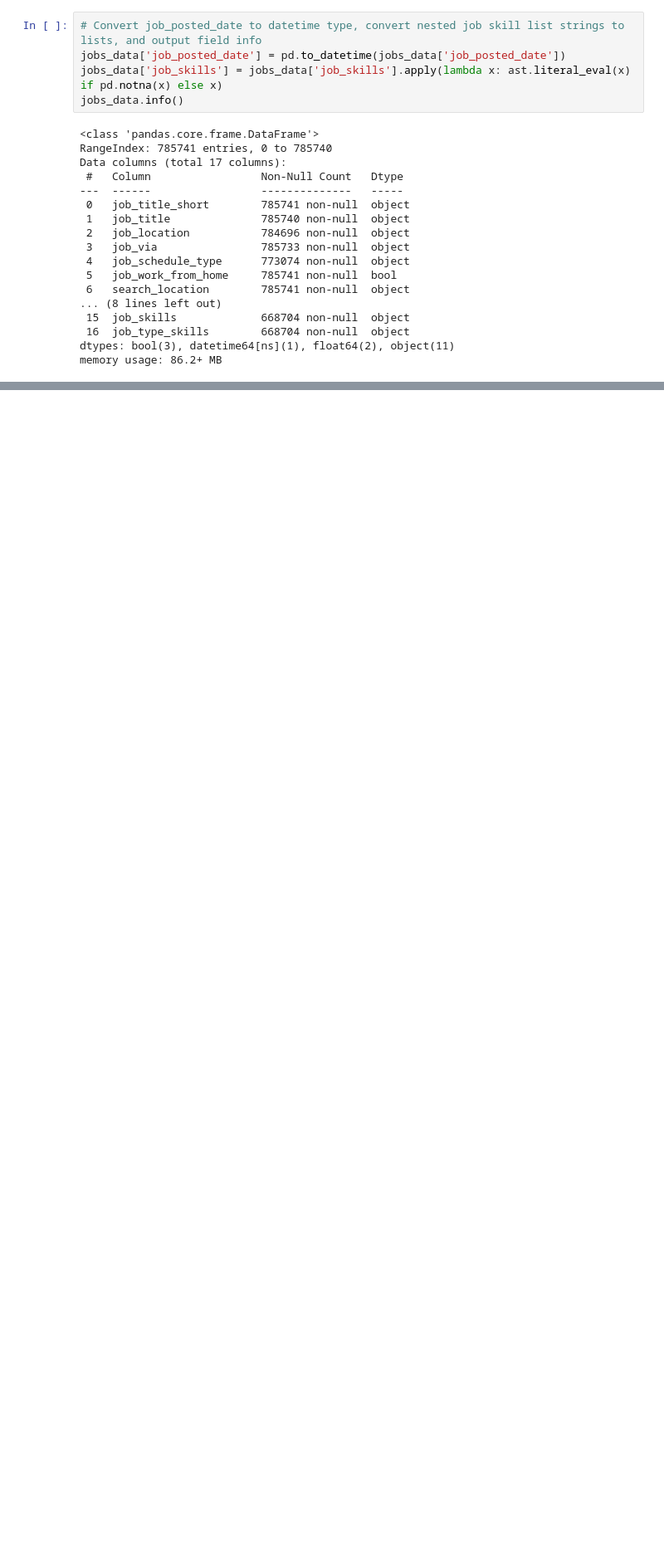
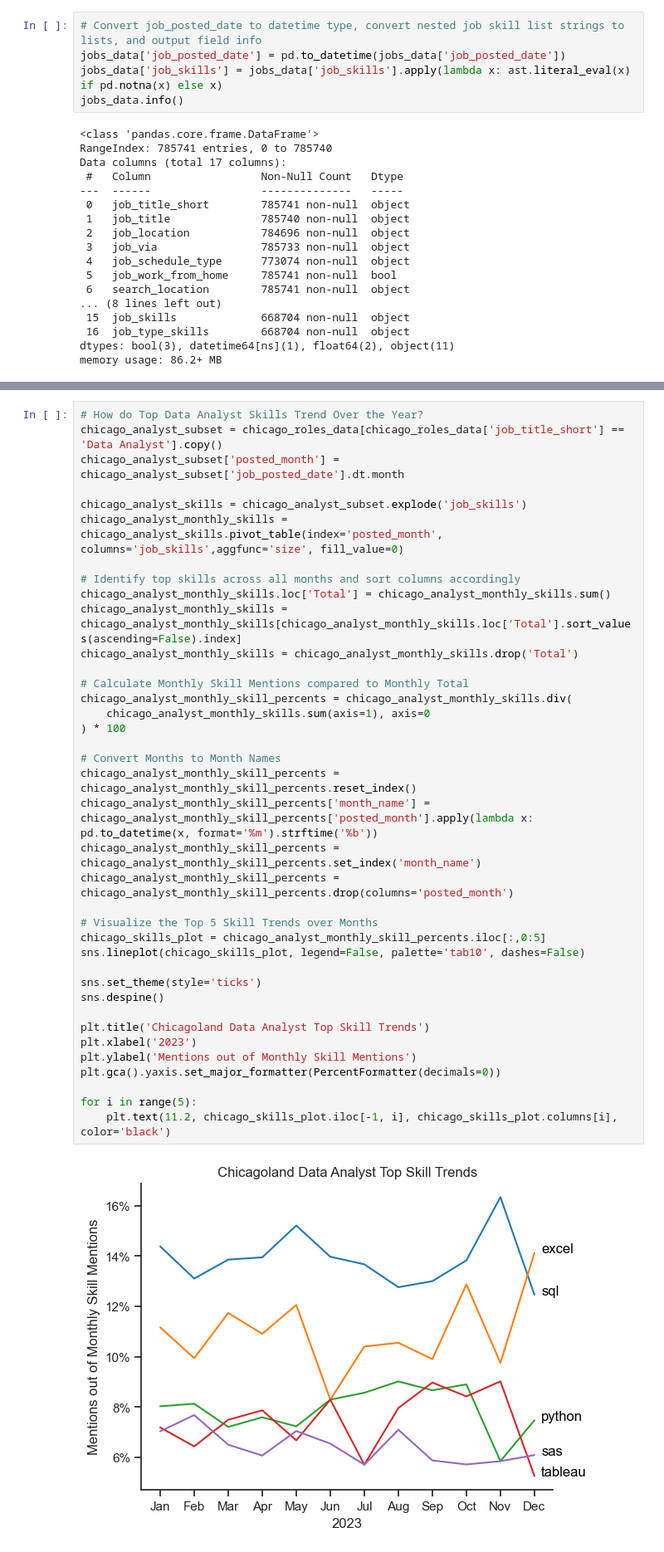
Before and after one commit to charlie-revord/Python_LBCourse_Revord_Project, a Jupyter notebook: data_workbook.ipynb, the cells around one changed output, grey strips where cells are left out. Shown at 83% size. Drawn from its saved outputs; the diff is of its cells as text; blank space fills up the shorter version.

```diff
--- a/data_workbook.ipynb
+++ b/data_workbook.ipynb
@@ -47,0 +119,40 @@ plt.gca().yaxis.set_major_formatter(plt.FuncFormatter(lambda x, pos: f'${int(x/1
+# %%
+# How do Top Data Analyst Skills Trend Over the Year?
+chicago_analyst_subset = chicago_roles_data[chicago_roles_data['job_title_short'] == 'Data Analyst'].copy()
+chicago_analyst_subset['posted_month'] = chicago_analyst_subset['job_posted_date'].dt.month
+
+chicago_analyst_skills = chicago_analyst_subset.explode('job_skills')
+chicago_analyst_monthly_skills = chicago_analyst_skills.pivot_table(index='posted_month', columns='job_skills',aggfunc='size', fill_value=0)
+
+# Identify top skills across all months and sort columns accordingly
+chicago_analyst_monthly_skills.loc['Total'] = chicago_analyst_monthly_skills.sum()
+chicago_analyst_monthly_skills = chicago_analyst_monthly_skills[chicago_analyst_monthly_skills.loc['Total'].sort_values(ascending=False).index]
+chicago_analyst_monthly_skills = chicago_analyst_monthly_skills.drop('Total')
+
+# Calculate Monthly Skill Mentions compared to Monthly Total
+chicago_analyst_monthly_skill_percents = chicago_analyst_monthly_skills.div(
+    chicago_analyst_monthly_skills.sum(axis=1), axis=0
+) * 100
+
+# Convert Months to Month Names
+chicago_analyst_monthly_skill_percents = chicago_analyst_monthly_skill_percents.reset_index()
+chicago_analyst_monthly_skill_percents['month_name'] = chicago_analyst_monthly_skill_percents['posted_month'].apply(lambda x: pd.to_datetime(x, format='%m').strftime('%b'))
+chicago_analyst_monthly_skill_percents = chicago_analyst_monthly_skill_percents.set_index('month_name')
+chicago_analyst_monthly_skill_percents = chicago_analyst_monthly_skill_percents.drop(columns='posted_month')
+
+# Visualize the Top 5 Skill Trends over Months
+chicago_skills_plot = chicago_analyst_monthly_skill_percents.iloc[:,0:5]
+sns.lineplot(chicago_skills_plot, legend=False, palette='tab10', dashes=False)
+
+sns.set_theme(style='ticks')
+sns.despine()
+
+plt.title('Chicagoland Data Analyst Top Skill Trends')
+plt.xlabel('2023')
+plt.ylabel('Mentions out of Monthly Skill Mentions')
+plt.gca().yaxis.set_major_formatter(PercentFormatter(decimals=0))
+
+for i in range(5):
+    plt.text(11.2, chicago_skills_plot.iloc[-1, i], chicago_skills_plot.columns[i], color='black')
+# %% [output]
+[figure, added]
```
Also changed, not shown: parts of 13 cells of this notebook.
